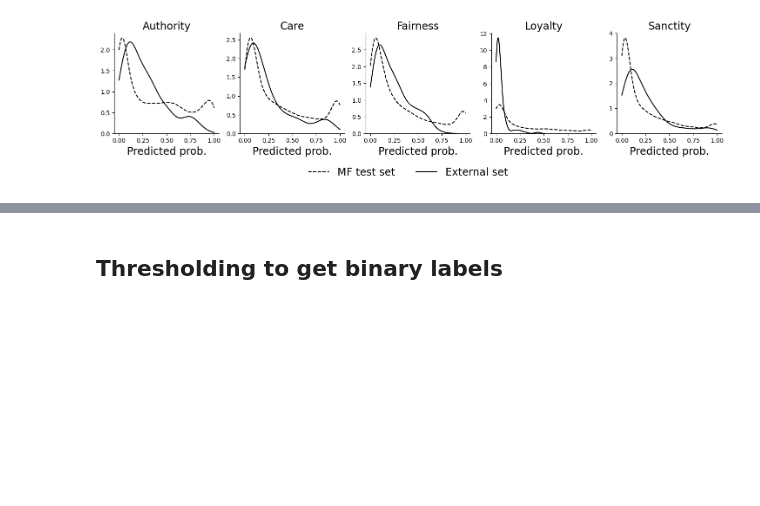
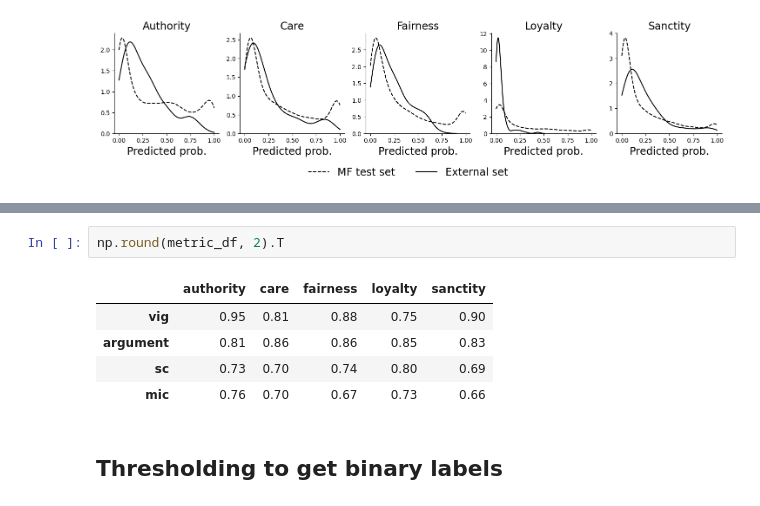
Before and after one commit to joshnguyen99/moral_axes, a Jupyter notebook: scripts/external_data_evaluation.ipynb, the cells around one changed output, grey strips where cells are left out. Cells and saved outputs as stored; diff of their text form; blank space fills up the shorter version.

```diff
--- a/scripts/external_data_evaluation.ipynb
+++ b/scripts/external_data_evaluation.ipynb
@@ -112,3 +124,11 @@ sns.despine()
+# %%
+np.round(metric_df, 2).T
+# %% [output]
+|  | authority | care | fairness | loyalty | sanctity |
+| vig | 0.95 | 0.81 | 0.88 | 0.75 | 0.90 |
+| argument | 0.81 | 0.86 | 0.86 | 0.85 | 0.83 |
+| sc | 0.73 | 0.70 | 0.74 | 0.80 | 0.69 |
+| mic | 0.76 | 0.70 | 0.67 | 0.73 | 0.66 |
 # %% [markdown]
 ## Thresholding to get binary labels
 # %%
```
Also changed, not shown: parts of 16 cells of this notebook.
